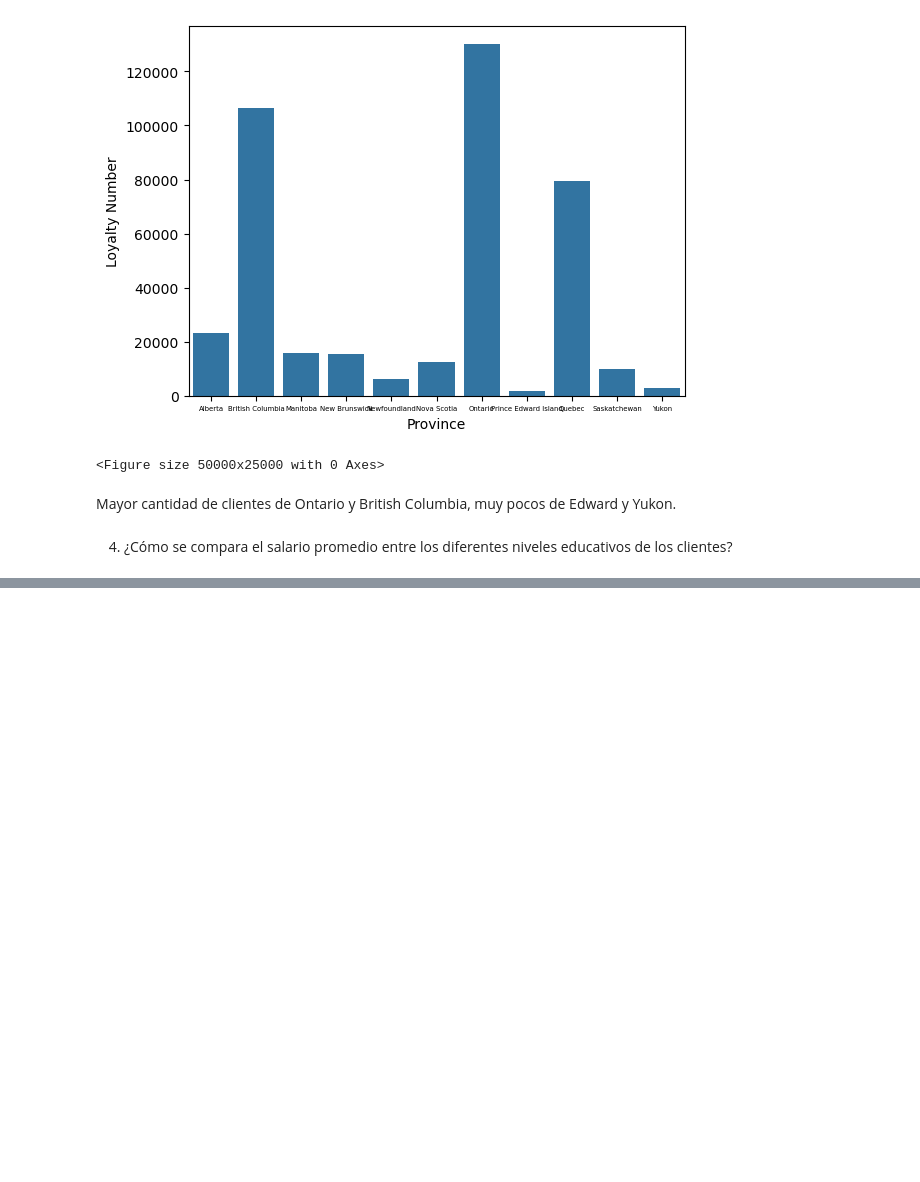
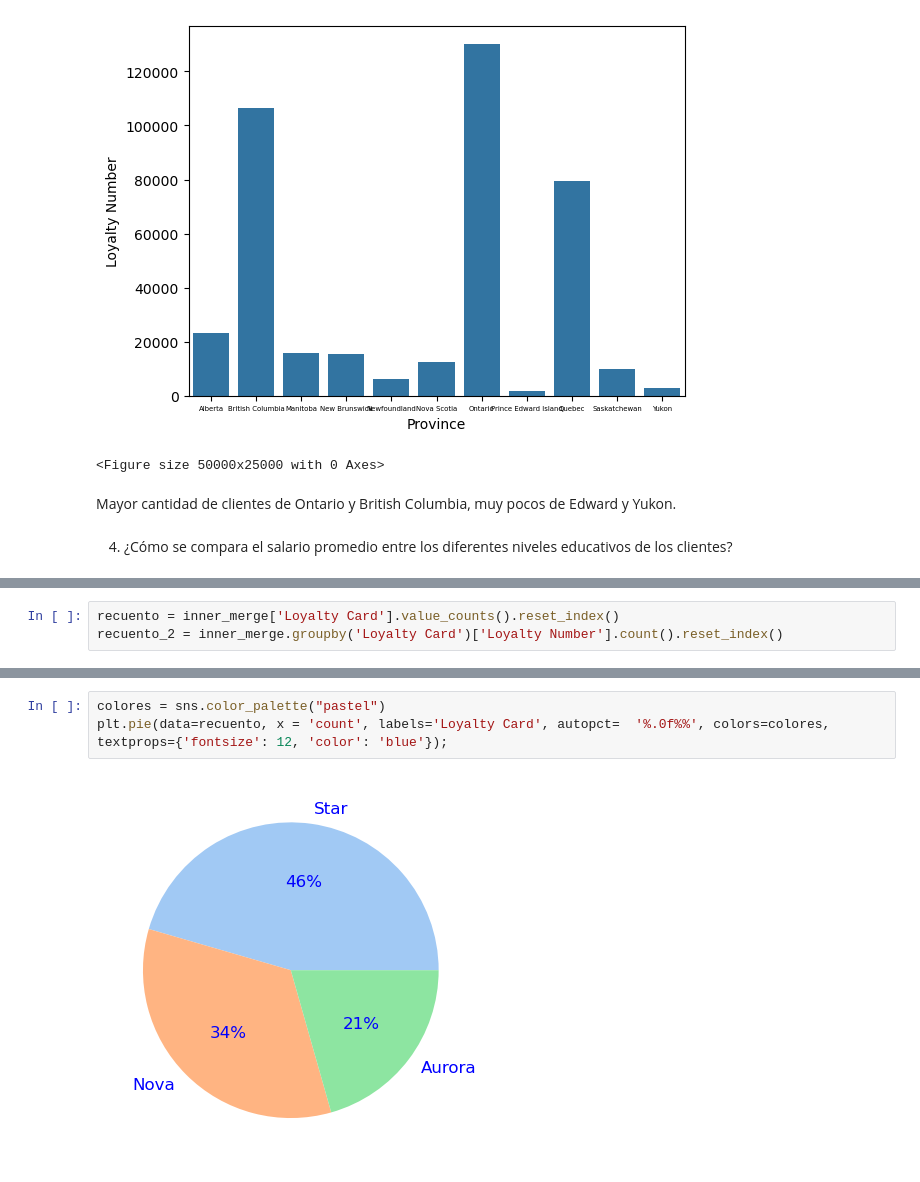
Before and after one commit to Adalab/bda-modulo-3-evaluacion-final-AndreinaTeixeira, a Jupyter notebook: evaluacion 3.ipynb, the cells around one changed output, grey strips where cells are left out. Drawn from its saved outputs; the diff is of its cells as text; blank space fills up the shorter version.

```diff
--- a/evaluacion 3.ipynb
+++ b/evaluacion 3.ipynb
@@ -885,0 +884,3 @@ plt.xticks(rotation = 45);
+# %%
+recuento = inner_merge['Loyalty Card'].value_counts().reset_index()
+recuento_2 = inner_merge.groupby('Loyalty Card')['Loyalty Number'].count().reset_index()
@@ -885,0 +894,5 @@ plt.xticks(rotation = 45);
+# %%
+colores = sns.color_palette("pastel")
+plt.pie(data=recuento, x = 'count', labels='Loyalty Card', autopct=  '%.0f%%', colors=colores, textprops={'fontsize': 12, 'color': 'blue'});
+# %% [output]
+[figure, added]
```
Also changed, not shown: parts of 21 cells of this notebook.
